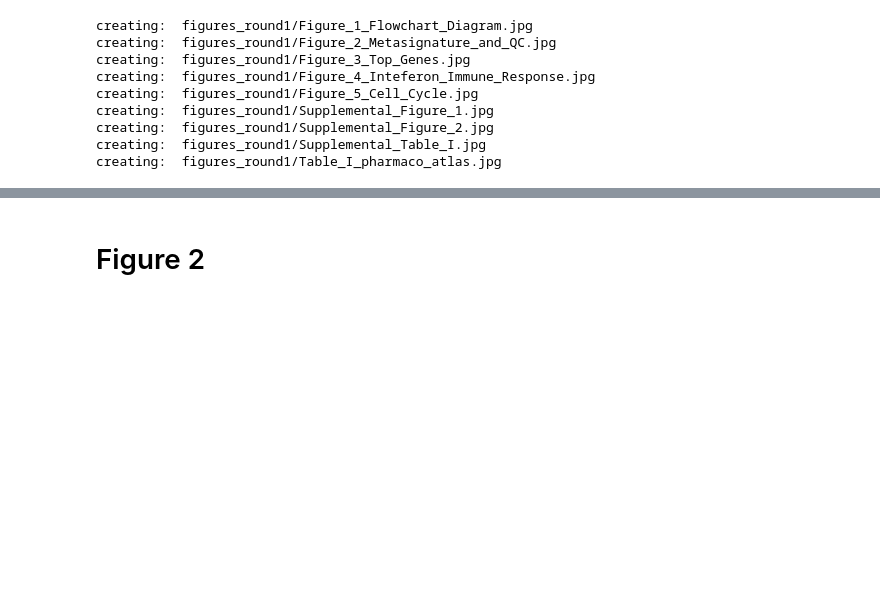
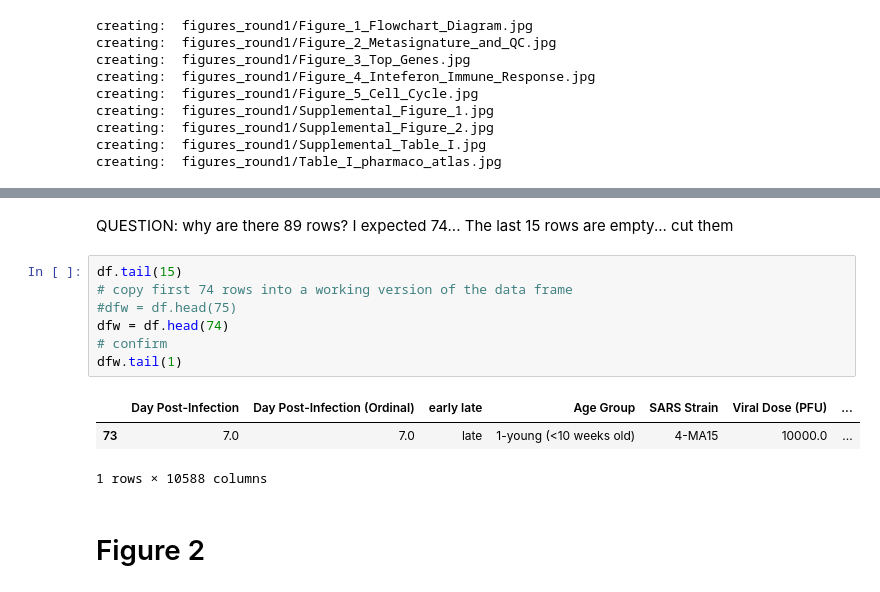
Before and after one commit to Mark-A-Taylor/Coronavirus_Portal, a Jupyter notebook: jupyter/CovidWizardsFigures.ipynb, the cells around one changed output, grey strips where cells are left out. Saved outputs shown, nothing was run; the diff lists cells and outputs as text; blank space fills up the shorter version.

```diff
--- a/jupyter/CovidWizardsFigures.ipynb
+++ b/jupyter/CovidWizardsFigures.ipynb
@@ -83,3 +132,16 @@ SyntaxError: EOL while scanning string literal (<ipython-input-4-1d7fb39b9fe1>,
+# %% [markdown]
+QUESTION:  why are there 89 rows?  I expected 74...  The last 15 rows are empty... cut them
+# %%
+df.tail(15)
+# copy first 74 rows into a working version of the data frame
+#dfw = df.head(75)
+dfw = df.head(74)
+# confirm
+dfw.tail(1)
+# %% [output]
+|  | Day Post-Infection | Day Post-Infection (Ordinal) | early late | Age Group | SARS Strain | Viral Dose (PFU) | ... |
+| 73 | 7.0 | 7.0 | late | 1-young (<10 weeks old) | 4-MA15 | 10000.0 | ... |
+1 rows × 10588 columns
 # %% [markdown]
 # Figure 2
 # %%
```
Also changed, not shown: parts of 6 cells of this notebook.
